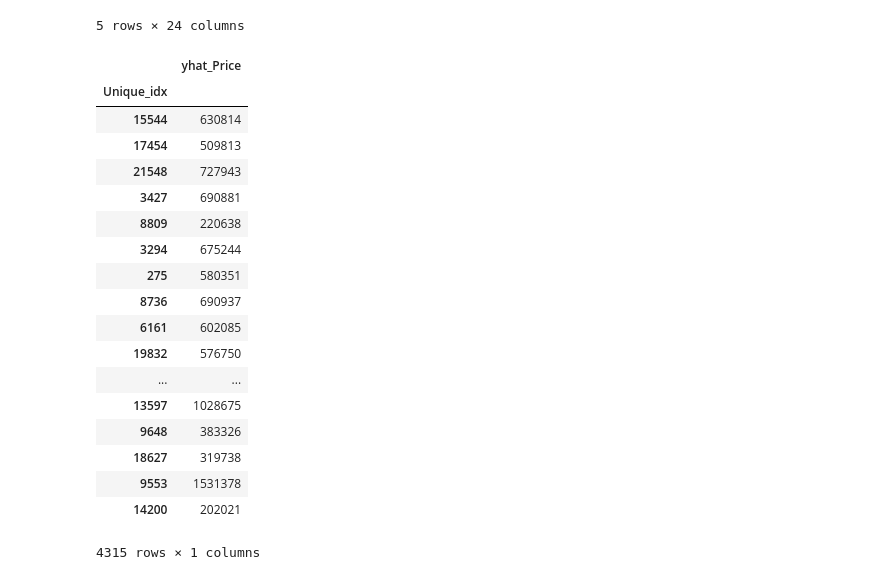
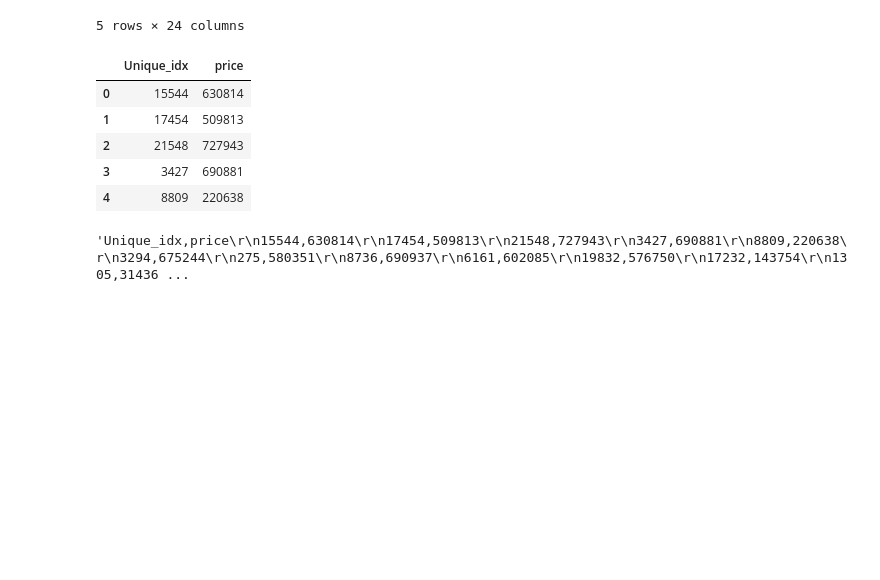
Before and after one commit to WhyHelloPear/kaggle01, a Jupyter notebook: final_model.ipynb, the cells around one changed output. Cells and saved outputs as stored; diff of their text form; code cells hidden in the pictures; blank space fills up the shorter version.

Commit message:
results

```diff
--- a/final_model.ipynb
+++ b/final_model.ipynb
@@ -166,30 +166,22 @@ df.head()
 # %%
 X = df
 
 yhat = (model.predict(X)).astype(int)
 
-results_df = pd.DataFrame(columns = ['Unique_idx', 'yhat_Price'])
+results_df = pd.DataFrame(columns = ['Unique_idx', 'price'])
 results_df['Unique_idx'] = df['Unique_idx']
 results_df['price'] = yhat
 
 results_df.set_index('Unique_idx')
+results_df.head()
 # %% [output]
-|  | yhat_Price |
-| Unique_idx |  |
-| 15544 | 630814 |
-| 17454 | 509813 |
-| 21548 | 727943 |
-| 3427 | 690881 |
-| 8809 | 220638 |
-| 3294 | 675244 |
-| 275 | 580351 |
-| 8736 | 690937 |
-| 6161 | 602085 |
-| 19832 | 576750 |
-| ... | ... |
-| 13597 | 1028675 |
-| 9648 | 383326 |
-| 18627 | 319738 |
-| 9553 | 1531378 |
-| 14200 | 202021 |
+|  | Unique_idx | price |
+| 0 | 15544 | 630814 |
+| 1 | 17454 | 509813 |
+| 2 | 21548 | 727943 |
+| 3 | 3427 | 690881 |
+| 4 | 8809 | 220638 |
-4315 rows × 1 columns
+# %%
+results_df.to_csv(index=False)
+# %% [output]
+'Unique_idx,price\r\n15544,630814\r\n17454,509813\r\n21548,727943\r\n3427,690881\r\n8809,220638\r\n3294,675244\r\n275,580351\r\n8736,690937\r\n6161,602085\r\n19832,576750\r\n17232,143754\r\n1305,31436 ...
```
Also changed, not shown: 1 other file.
